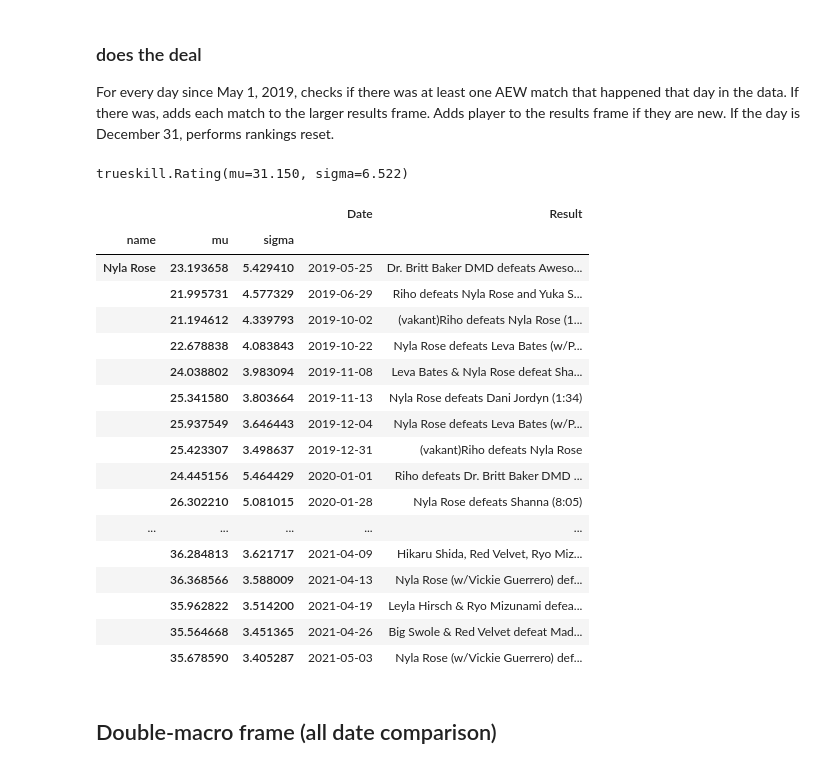
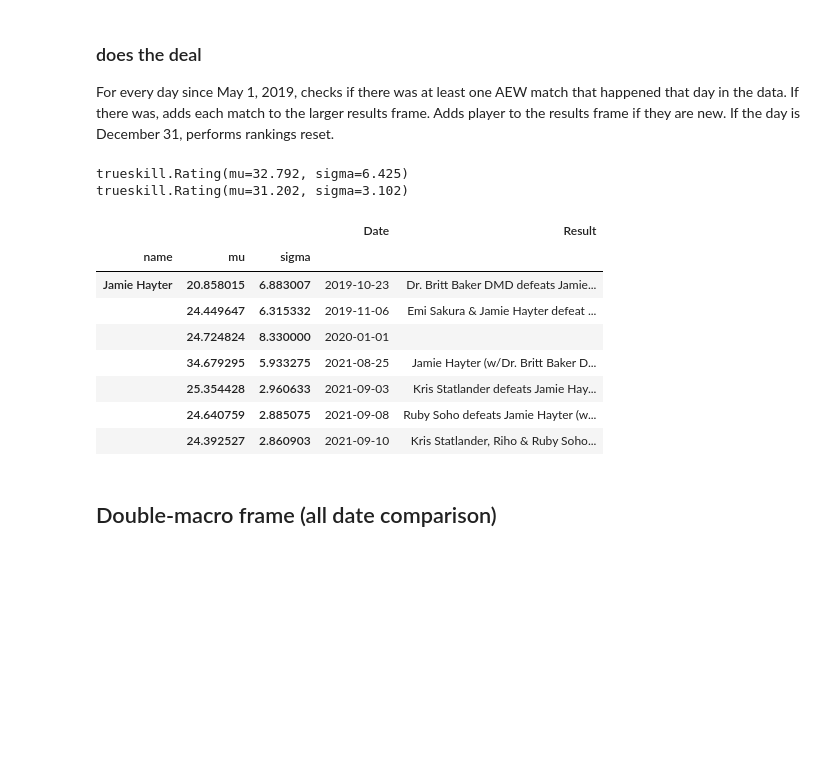
Before and after one commit to zachgozlan/aew_skilldash, a Jupyter notebook: AEW_trueskill.ipynb, the cells around one changed output. Cells and saved outputs as stored; diff of their text form; code cells hidden in the pictures; blank space fills up the shorter version.

```diff
--- a/AEW_trueskill.ipynb
+++ b/AEW_trueskill.ipynb
@@ -972,8 +1025,11 @@ alias_dict = pd.read_excel('alias_dict.xlsx')
 aliases = list(alias_dict.alias)
 
 def alias_collapser(name):
-    y = list(alias_dict[alias_dict['alias'] == name]['name'])
-    return y[0]
+    if name in aliases:
+        y = list(alias_dict[alias_dict['alias'] == name]['name'])
+        return y[0]
+    else:
+        return name
 # %%
 all_matches = pd.read_csv('merged_' + today + '.csv')
 all_matches = all_matches.drop(columns=['Unnamed: 0'])
@@ -1564,7 +1730,7 @@ while x < pandas_today:
         placement = [item for item in [row.win1, row.win2, row.win3, row.win4, row.win5, row.win6,\
                                        row.lose1, row.lose2, row.lose3, row.lose4, row.lose5, row.lose6,\
                                       row.lose7, row.lose8] if str(item) != 'nan']
-        placement = [alias_collapser(item) if item in aliases else item for item in placement]
+        placement = [alias_collapser(item) for item in placement]
 
         for item in placement:
             if item not in set(player_frame.name):
@@ -1610,7 +1776,8 @@ while x < pandas_today:
 
     x = x + pd.DateOffset(1)
 # %% [output]
-trueskill.Rating(mu=31.150, sigma=6.522)
+trueskill.Rating(mu=32.792, sigma=6.425)
+trueskill.Rating(mu=31.202, sigma=3.102)
 # %%
 macro_player_frame = macro_player_frame.groupby(['name', 'mu', 'sigma']).aggregate({"Date": "min", "Result": "max"})
 # %%
@@ -1626,26 +1793,17 @@ macro_player_frame.sort_values('mu', ascending=False).to_csv('macro_output_' + t
 
 macro_player_frame.sort_values('mu', ascending=False).to_csv('macro_output.csv')
 # %%
-macro_player_frame.sort_values('Date').filter(like = 'Nyla Rose', axis=0)
+macro_player_frame.sort_values('Date').filter(like = 'Hayter', axis=0)
 # %% [output]
 |  |  |  | Date | Result |
 | name | mu | sigma |  |  |
-| Nyla Rose | 23.193658 | 5.429410 | 2019-05-25 | Dr. Britt Baker DMD defeats Aweso... |
-|  | 21.995731 | 4.577329 | 2019-06-29 | Riho defeats Nyla Rose and Yuka S... |
-|  | 21.194612 | 4.339793 | 2019-10-02 | (vakant)Riho defeats Nyla Rose (1... |
-|  | 22.678838 | 4.083843 | 2019-10-22 | Nyla Rose defeats Leva Bates (w/P... |
-|  | 24.038802 | 3.983094 | 2019-11-08 | Leva Bates & Nyla Rose defeat Sha... |
-|  | 25.341580 | 3.803664 | 2019-11-13 | Nyla Rose defeats Dani Jordyn (1:34) |
-|  | 25.937549 | 3.646443 | 2019-12-04 | Nyla Rose defeats Leva Bates (w/P... |
-|  | 25.423307 | 3.498637 | 2019-12-31 | (vakant)Riho defeats Nyla Rose |
-|  | 24.445156 | 5.464429 | 2020-01-01 | Riho defeats Dr. Britt Baker DMD ... |
-|  | 26.302210 | 5.081015 | 2020-01-28 | Nyla Rose defeats Shanna (8:05) |
-| ... | ... | ... | ... | ... |
-|  | 36.284813 | 3.621717 | 2021-04-09 | Hikaru Shida, Red Velvet, Ryo Miz... |
-|  | 36.368566 | 3.588009 | 2021-04-13 | Nyla Rose (w/Vickie Guerrero) def... |
-|  | 35.962822 | 3.514200 | 2021-04-19 | Leyla Hirsch & Ryo Mizunami defea... |
-|  | 35.564668 | 3.451365 | 2021-04-26 | Big Swole & Red Velvet defeat Mad... |
-|  | 35.678590 | 3.405287 | 2021-05-03 | Nyla Rose (w/Vickie Guerrero) def... |
+| Jamie Hayter | 20.858015 | 6.883007 | 2019-10-23 | Dr. Britt Baker DMD defeats Jamie... |
+|  | 24.449647 | 6.315332 | 2019-11-06 | Emi Sakura & Jamie Hayter defeat ... |
+|  | 24.724824 | 8.330000 | 2020-01-01 |  |
+|  | 34.679295 | 5.933275 | 2021-08-25 | Jamie Hayter (w/Dr. Britt Baker D... |
+|  | 25.354428 | 2.960633 | 2021-09-03 | Kris Statlander defeats Jamie Hay... |
+|  | 24.640759 | 2.885075 | 2021-09-08 | Ruby Soho defeats Jamie Hayter (w... |
+|  | 24.392527 | 2.860903 | 2021-09-10 | Kris Statlander, Riho & Ruby Soho... |
 # %% [markdown]
 ## Double-macro frame (all date comparison)
 # %%
```
Also changed, not shown: parts of 70 cells of this notebook, 3 other files.
